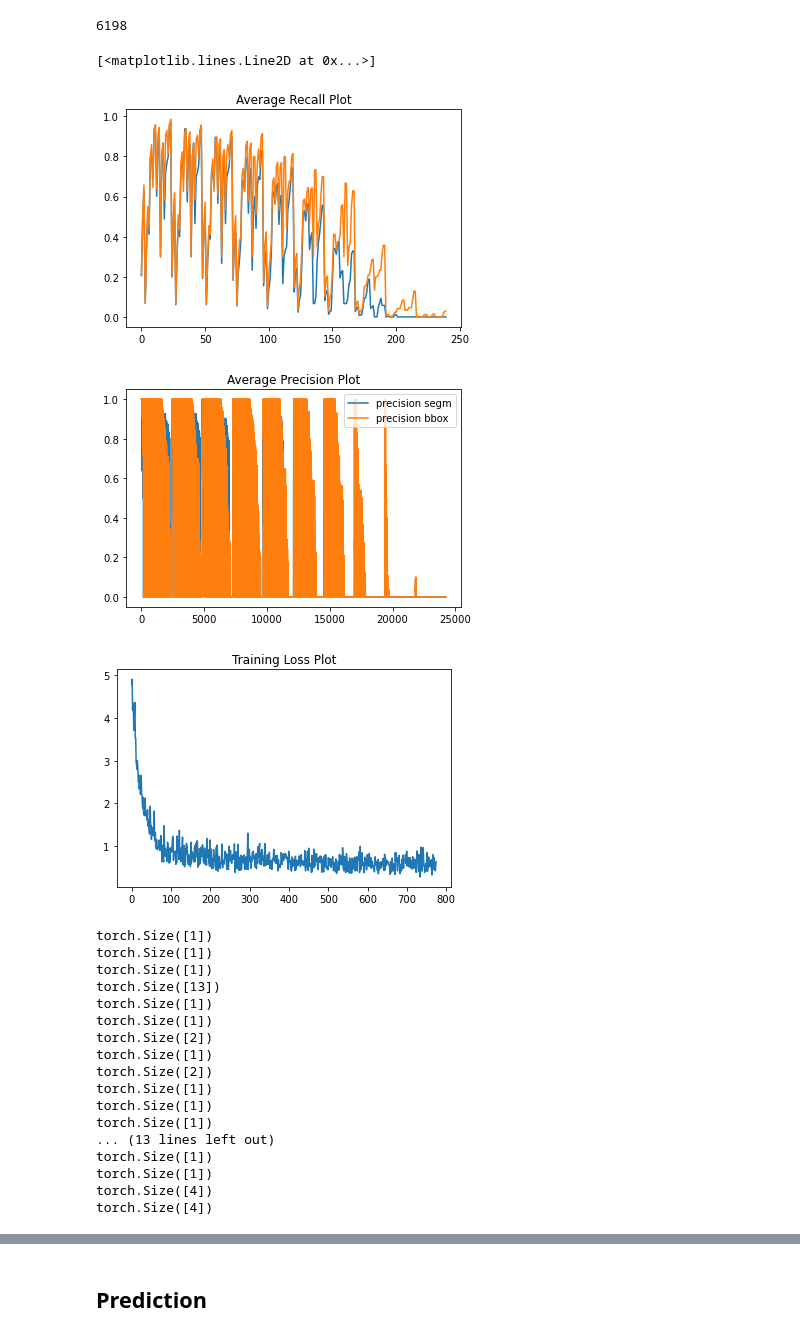
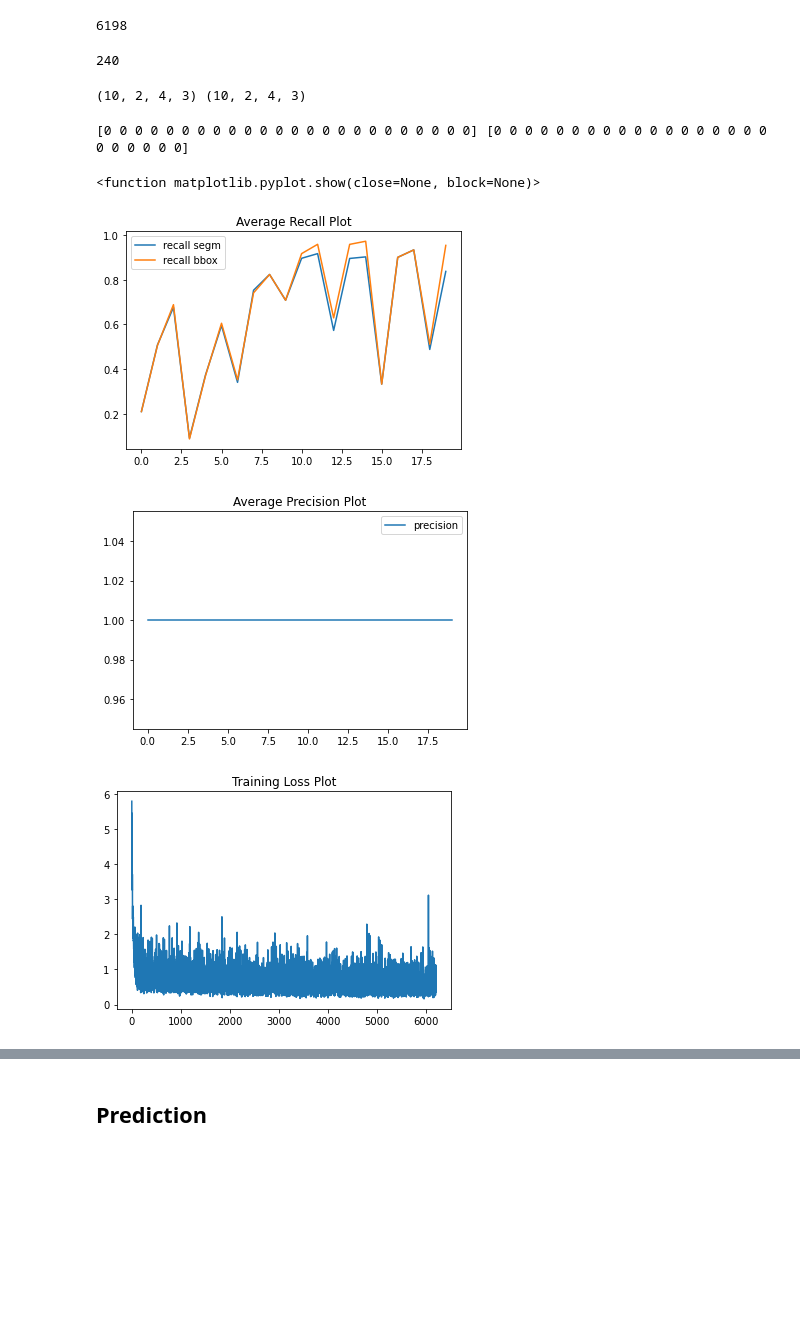
Before and after one commit to chihangs/INM705, a Jupyter notebook: COCO.ipynb, the cells around one changed output, grey strips where cells are left out. Cells and saved outputs as stored; diff of their text form; code cells hidden in the pictures; blank space fills up the shorter version.

```diff
--- a/COCO.ipynb
+++ b/COCO.ipynb
@@ -409,11 +409,11 @@ torch.manual_seed(1)
 
 # define training and validation data loaders
 data_loader = torch.utils.data.DataLoader(
-    dataset, batch_size=8, shuffle=True, num_workers=4,
+    dataset, batch_size=2, shuffle=True, num_workers=4,
     collate_fn=utils.collate_fn)
 
 data_loader_test = torch.utils.data.DataLoader(
-    dataset_test, batch_size=8, shuffle=False, num_workers=4,
+    dataset_test, batch_size=1, shuffle=False, num_workers=4,
     collate_fn=utils.collate_fn)
 # %% [output]
 loading annotations into memory...
@@ -452,11 +452,14 @@ lr_scheduler = torch.optim.lr_scheduler.StepLR(optimizer,
 # %%
 # let's train it for 2 epochs
 from torch.optim.lr_scheduler import StepLR
-num_epochs = 1
+num_epochs = 2
 y =[]
 for epoch in range(num_epochs):
     # train for one epoch, printing every 100 iterations
-    x,y = train_one_epoch(model, optimizer, data_loader, device, epoch, print_freq=100)
+    x,y1 = train_one_epoch(model, optimizer, data_loader, device, epoch, print_freq=100)
+    y = y + y1
+
+
     # update the learning rate
     lr_scheduler.step()
     # evaluate on the test dataset
@@ -484,3 +487,15 @@ index created!
 dataset.__len__()
 # %% [output]
 6198
+# %%
+p.size
+# %% [output]
+240
+# %%
+
+p = z.coco_eval["segm"].eval["recall"]
+s = z.coco_eval["bbox"].eval["recall"]
+
+print(p.shape,s.shape)
+# %% [output]
+(10, 2, 4, 3) (10, 2, 4, 3)
@@ -487,3 +508,7 @@ dataset.__len__()
+# %%
+print(p,s)
+# %% [output]
+[0 0 0 0 0 0 0 0 0 0 0 0 0 0 0 0 0 0 0 0 0 0 0 0] [0 0 0 0 0 0 0 0 0 0 0 0 0 0 0 0 0 0 0 0 0 0 0 0]
 # %%
 import matplotlib.pyplot as plt
 import numpy as np
@@ -494,53 +519,39 @@ s = z.coco_eval["bbox"].eval["recall"]
 p = p.reshape(-1)
 s = s.reshape(-1)
 
+
     #ps = z.coco_eval["bbox"].eval["recall"]
+
+
 plt.title("Average Recall Plot")
-plt.plot(p)
-plt.plot(s)
+
+plt.plot(p[0:20])
+plt.plot(s[0:20])
+plt.legend(['recall segm', 'recall bbox'])
+plt.show
 # %% [output]
-[<matplotlib.lines.Line2D at 0x...>]
+<function matplotlib.pyplot.show(close=None, block=None)>
-[figure, old version]
+[figure, new version]
 # %%
 p=[]
 s=[]
 
 p = z.coco_eval["segm"].eval["precision"]
 s = z.coco_eval["bbox"].eval["precision"]
 plt.title("Average Precision Plot")
     #ps = z.coco_eval["bbox"].eval["recall"]
 p = p.reshape(-1)
 s = s.reshape(-1)
-plt.plot(p)
-plt.plot(s)
-plt.legend(['precision segm', 'precision bbox'])
+plt.plot(p[0:20])
+#plt.plot(s[0:20])
+
+plt.legend([ 'precision'])
 plt.show()
 
 plt.title("Training Loss Plot")
+
 plt.plot(y)
 plt.show()
 # %% [output]
-[figure, old version]
+[figure, new version]
-[figure, old version]
+[figure, new version]
-# %%
-for x , y in data_loader_test:
-    print(y[0]["labels"].size())
-print(y[0]["labels"].size())
-# %% [output]
-torch.Size([1])
-torch.Size([1])
-torch.Size([1])
-torch.Size([13])
-torch.Size([1])
-torch.Size([1])
-torch.Size([2])
-torch.Size([1])
-torch.Size([2])
-torch.Size([1])
-torch.Size([1])
-torch.Size([1])
-... (13 lines left out)
-torch.Size([1])
-torch.Size([1])
-torch.Size([4])
-torch.Size([4])
```
Also changed, not shown: parts of 19 cells of this notebook.
